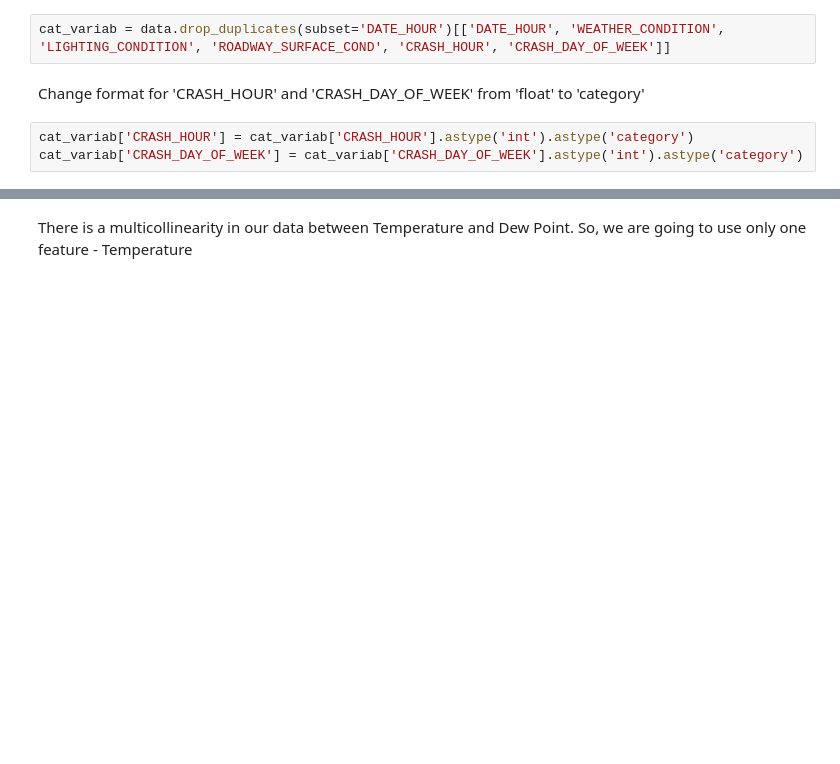
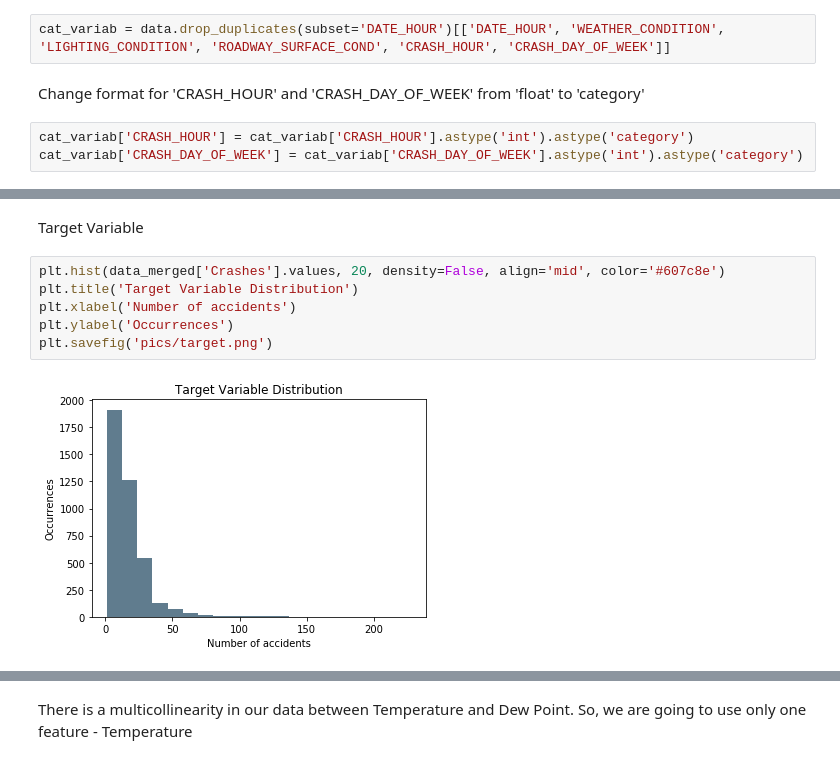
Before and after one commit to natalipivnitskaya/Metis-Bootcamp, a Jupyter notebook: projects/02-luther/Feature_engineering_and_Modeling.ipynb, the cells around one changed output, grey strips where cells are left out. Cells and saved outputs as stored; diff of their text form; blank space fills up the shorter version.

```diff
--- a/projects/02-luther/Feature_engineering_and_Modeling.ipynb
+++ b/projects/02-luther/Feature_engineering_and_Modeling.ipynb
@@ -51,0 +66,10 @@ Plotting
+# %% [markdown]
+Target Variable
+# %%
+plt.hist(data_merged['Crashes'].values, 20, density=False, align='mid', color='#607c8e')
+plt.title('Target Variable Distribution')
+plt.xlabel('Number of accidents')
+plt.ylabel('Occurrences')
+plt.savefig('pics/target.png')
+# %% [output]
+[figure, added]
```
Also changed, not shown: parts of 94 cells of this notebook.
